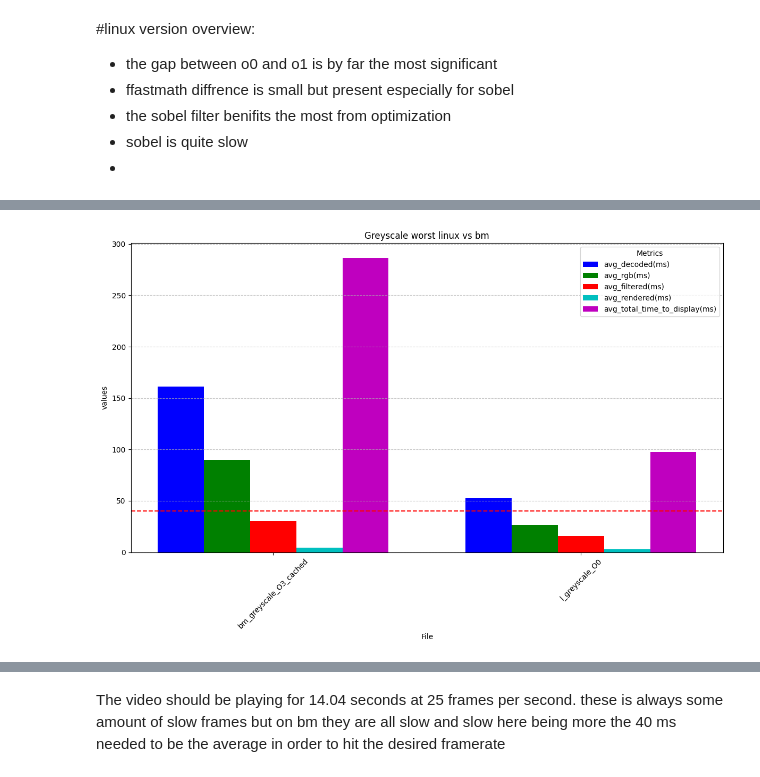
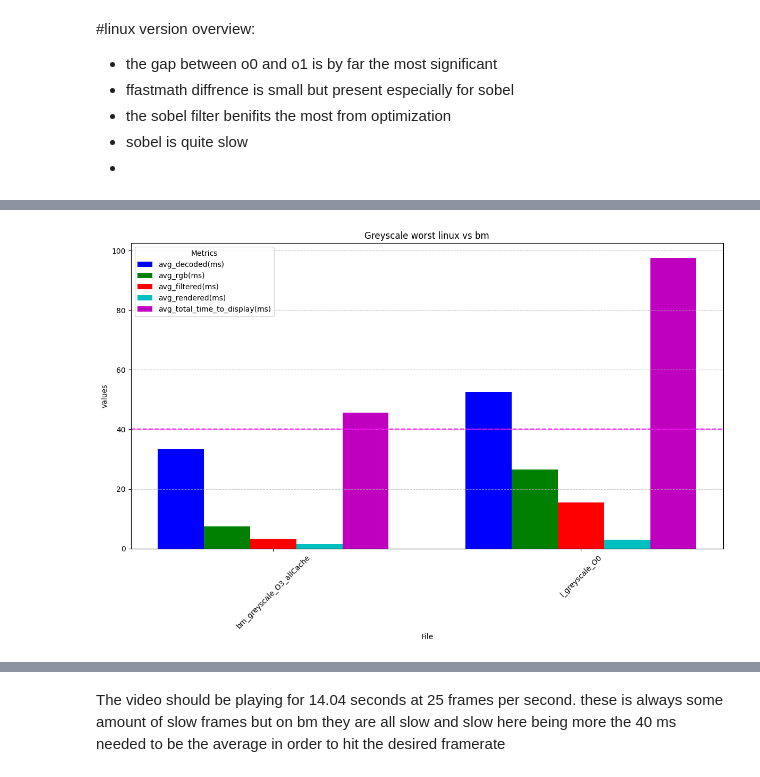
Before and after one commit to AlB1111122/FYPJupiterNotebooks, a Jupyter notebook: analyseFilterd.ipynb, the cells around one changed output, grey strips where cells are left out. Drawn from its saved outputs; the diff is of its cells as text; code cells hidden in the pictures.

```diff
--- a/analyseFilterd.ipynb
+++ b/analyseFilterd.ipynb
@@ -264,25 +278,25 @@ df_sum.head(6)
 # %%
 best_bm_worst_l_greyscale_df = pd.concat([
-    avg_df[avg_df.index == 'bm_greyscale_O3_cached'],
+    avg_df[avg_df.index == 'bm_greyscale_O3_allCache'],
     avg_df[avg_df.index == 'l_greyscale_O0']
 ])
 # %%
 x = np.arange(len(best_bm_worst_l_greyscale_df.index))
 plt.figure(figsize=(12, 8))
 for i, col in enumerate(best_bm_worst_l_greyscale_df.columns):
     plt.bar(x + i * bar_width, best_bm_worst_l_greyscale_df[col], width=bar_width, label=col, color=colours[i % len(colours)], align='center')
 
 plt.xticks(x + (len(best_bm_worst_l_greyscale_df.columns) - 1) * bar_width / 2, best_bm_worst_l_greyscale_df.index, rotation=45)
 plt.title('Greyscale worst linux vs bm')
 plt.xlabel('File')
 plt.ylabel('values')
 plt.legend(title="Metrics")
 plt.grid(axis='y', linestyle='--', alpha=0.7)
-plt.axhline(y=40, color='red', linestyle='--', label='25fps')
+plt.axhline(y=40, color='magenta', linestyle='--', label='25fps')
 plt.tight_layout()
 
 plt.show()
 # %% [output]
-[figure, old version]
+[figure, new version]
 # %%
 best_bm_worst_l_sobel_df = pd.concat([
```
Also changed, not shown: parts of 18 cells of this notebook, 2 other files.
